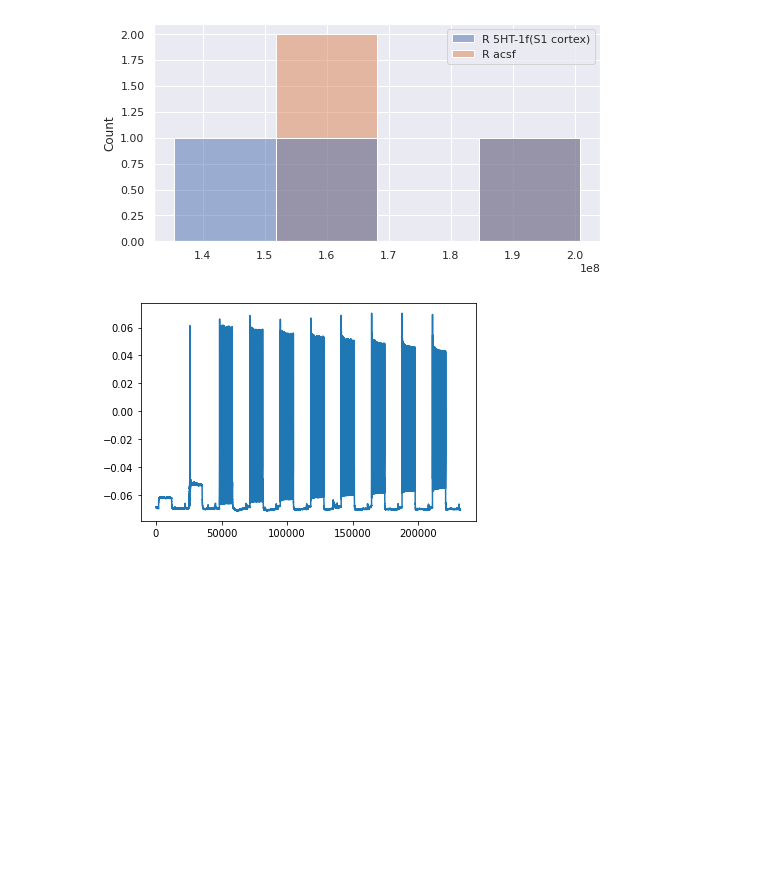
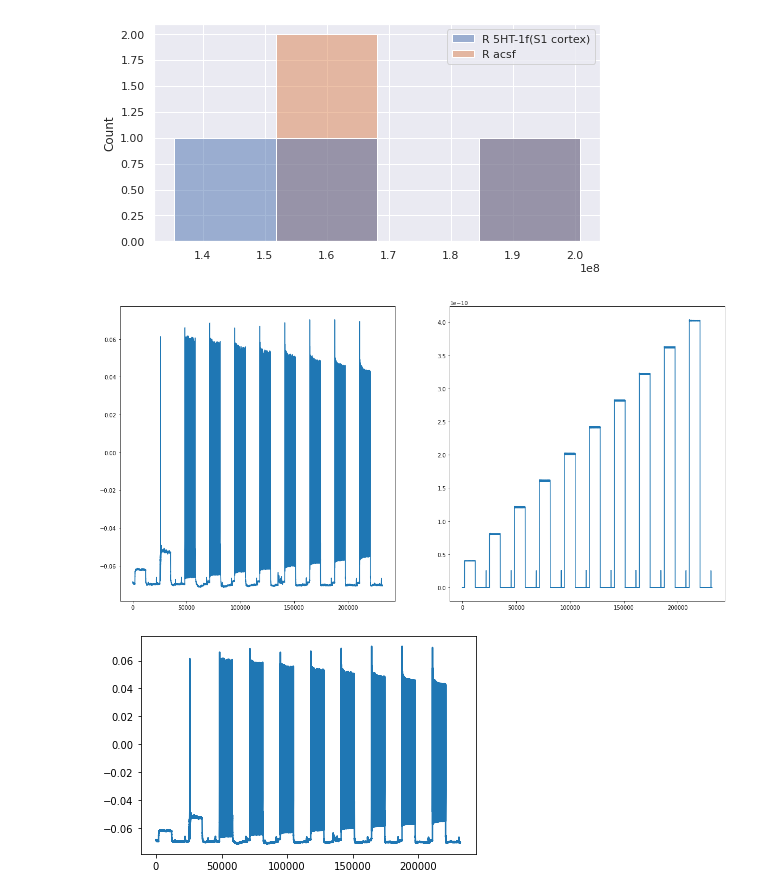
Before and after one commit to Nishant-codex/single_cell_analysis, a Jupyter notebook: notebooks/Ephys_StepAndHold.ipynb, the cells around one changed output. Drawn from its saved outputs; the diff is of its cells as text; code cells hidden in the pictures; blank space fills up the shorter version.

```diff
--- a/notebooks/Ephys_StepAndHold.ipynb
+++ b/notebooks/Ephys_StepAndHold.ipynb
@@ -259,16 +259,16 @@ getAllFilesInDir('/content/gdrive/MyDrive/StepAndHold Dataset/CC - Excitatory/An
 # %%
 #@title loading paths and getting all the files as lists
-path_fn = '/content/gdrive/MyDrive/lists/all_files_new.csv'
-metadata_path = '/content/gdrive/MyDrive/lists/Metadata.xlsx'
+path_fn = 'C:/Users/Nishant Joshi/Google Drive/lists/all_files_new.csv'
+metadata_path = 'C:/Users/Nishant Joshi/Google Drive/lists/Metadata.xlsx'
 all_files_fn = pd.read_csv(path_fn)['experimentname']
 all_files_fn = np.unique(all_files_fn)
 count_fn =0
 count_cc =0
-path_cc = '/content/gdrive/MyDrive/Step-and-Hold Protocol (Xuan, Asli, NC, Payam)/'
-path_exc = '/content/gdrive/MyDrive/StepAndHold Dataset/CC - Excitatory/Raw CC/'
-path_inh = '/content/gdrive/MyDrive/StepAndHold Dataset/CC - Inhibitory/Raw CC/'
-path_exc_analyzed = '/content/gdrive/MyDrive/StepAndHold Dataset/CC - Excitatory/Analyzed/'
-path_inh_analyzed = '/content/gdrive/MyDrive/StepAndHold Dataset/CC - Inhibitory/Analyzed/'
+path_cc = 'C:/Users/Nishant Joshi/Google Drive/Step-and-Hold Protocol (Xuan, Asli, NC, Payam)/'
+path_exc = 'C:/Users/Nishant Joshi/Google Drive/StepAndHold Dataset/CC - Excitatory/Raw CC/'
+path_inh = 'C:/Users/Nishant Joshi/Google Drive/StepAndHold Dataset/CC - Inhibitory/Raw CC/'
+path_exc_analyzed = 'C:/Users/Nishant Joshi/Google Drive/StepAndHold Dataset/CC - Excitatory/Analyzed/'
+path_inh_analyzed = 'C:/Users/Nishant Joshi/Google Drive/StepAndHold Dataset/CC - Inhibitory/Analyzed/'
 
 all_files_cc,all_files_cc_dirs = getAllFilesInDir(path_cc)
 all_files_cc_exc,all_files_cc_exc_dirs = getAllFilesInDir(path_exc)
@@ -1112,6 +1108,10 @@ problem with KK_30-8-17-E6-CCSTEP-DRUG.mat
 168.12278824376665
 154.34473144346597
 [figure]
+# %%
+plot_single_cell('xuan_9-7-19-E4-CCSTEP-DRUG.mat')
+# %% [output]
+[figure, added]
 # %%
 data = returnVsandIs('xuan_9-7-19-E4-CCSTEP-DRUG.mat')
 df = pd.DataFrame()
```
Also changed, not shown: parts of 10 cells of this notebook, 9 other files.
